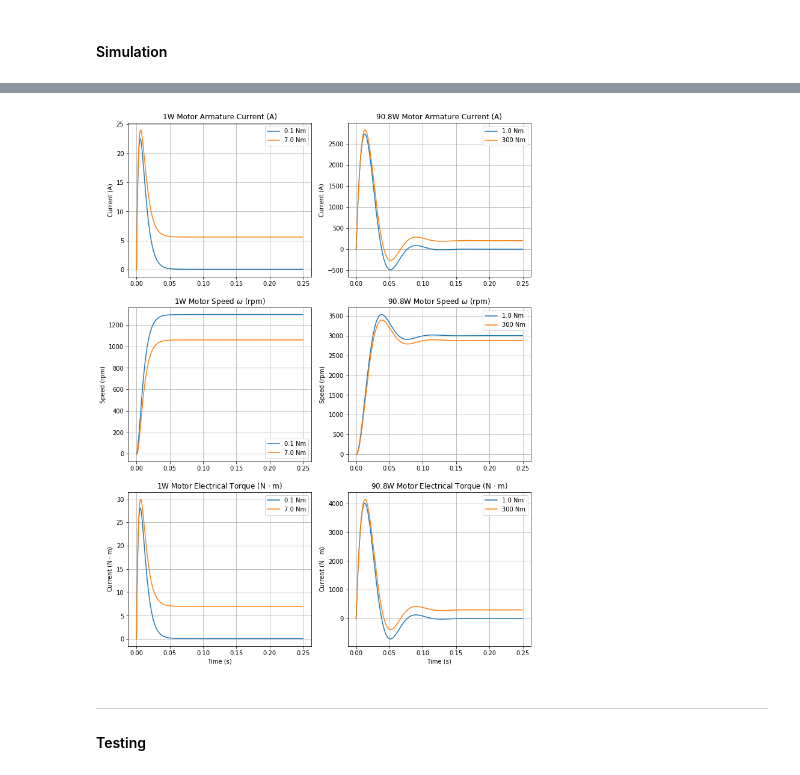
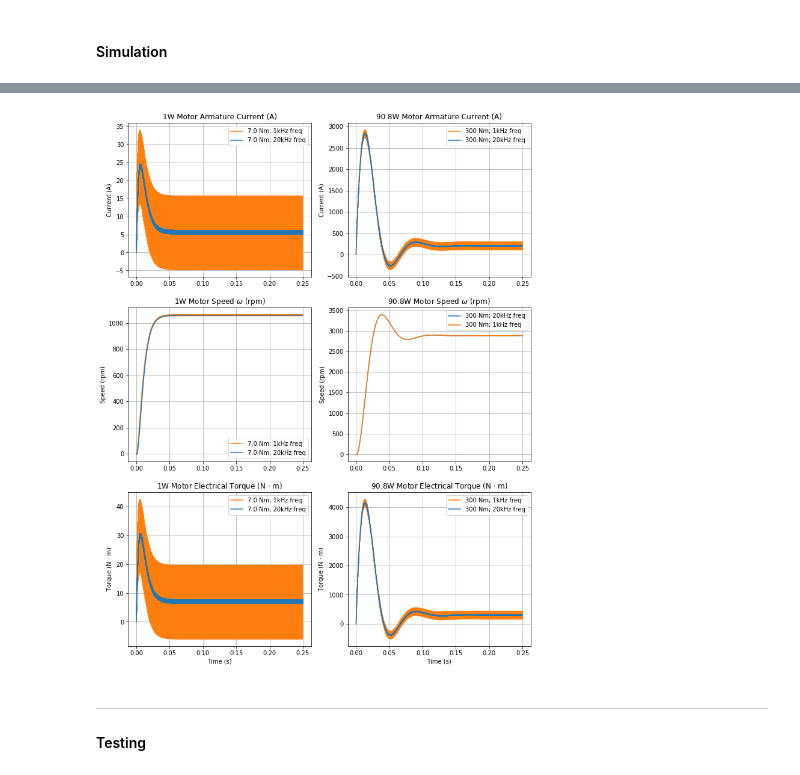
Before and after one commit to kegedy/UWEE560, a Jupyter notebook: hw/kevin/HW01.ipynb, the cells around one changed output, grey strips where cells are left out. Saved outputs shown, nothing was run; the diff lists cells and outputs as text; code cells hidden in the pictures.

```diff
--- a/hw/kevin/HW01.ipynb
+++ b/hw/kevin/HW01.ipynb
@@ -315,9 +333,9 @@ axs[0, 0].set_ylim(50, -50)
 axs[0, 0].set_title('1W Motor Eigenvalues')
 axs[0, 0].set(xlabel='$\operatorname{Re}(z)$', ylabel='$\operatorname{Im}(z)$')
 
-axs[0, 1].plot(t1, y1)
-axs[0, 1].set_title('1W Motor Step Response')
-axs[0, 1].set(xlabel='Time(s)', ylabel=r'Speed ($\frac{rad}{V \cdot s}$)')
+axs[0, 1].plot(t1, y1*170*30/np.pi)
+axs[0, 1].set_title('1W Motor Step Response (V=170)')
+axs[0, 1].set(xlabel='Time(s)', ylabel=r'Speed (rpm)')
 
 axs[1, 0].scatter(np.real(tf91.poles),np.imag(tf91.poles),marker='x',color='tab:orange')
 axs[1, 0].set_xlim(-50, 0)
@@ -325,9 +343,9 @@ axs[1, 0].set_ylim(100, -100)
 axs[1, 0].set_title('90.8W Motor Eigenvalues')
 axs[1, 0].set(xlabel='$\operatorname{Re}(z)$', ylabel='$\operatorname{Im}(z)$')
 
-axs[1, 1].plot(t91, y91,color='tab:orange')
-axs[1, 1].set_title('90.8W Motor Step Response')
-axs[1, 1].set(xlabel='Time(s)', ylabel=r'Speed ($\frac{rad}{V \cdot s}$)')
+axs[1, 1].plot(t91, y91*460*30/np.pi,color='tab:orange')
+axs[1, 1].set_title('90.8W Motor Step Response (V=460)')
+axs[1, 1].set(xlabel='Time(s)', ylabel=r'Speed (rpm)')
 
 for ax in axs.flat:
     ax.grid(True)
@@ -427,45 +585,83 @@ loadcase1_large.head()
 # %%
 # Plot Results in 1 Graph
 fig,axs = plt.subplots(3,2, figsize=(12,16))
 
-axs[0, 0].plot(loadcase1_small['Time'],loadcase1_small['DC Machine:Armature current'],label='0.1 Nm')
-axs[0, 0].plot(loadcase2_small['Time'],loadcase2_small['DC Machine:Armature current'],label='7.0 Nm')
+# Subplot 0 (Armature current)
+axs[0, 0].plot(lc2_small_sw_1000['Time'],lc2_small_sw_1000['DC Machine:Armature current'],
+               label='7.0 Nm; 1kHz freq',color='tab:orange')
+
+axs[0, 0].plot(lc2_small_sw['Time'],lc2_small_sw['DC Machine:Armature current'],
+               label='7.0 Nm; 20kHz freq',color='tab:blue')
+
 axs[0, 0].set_title('1W Motor Armature Current (A)')
 axs[0, 0].set(ylabel='Current (A)')
 
-axs[0, 1].plot(loadcase1_large['Time'],loadcase1_large['DC Machine1:Armature current'],label='1.0 Nm')
-axs[0, 1].plot(loadcase2_large['Time'],loadcase2_large['DC Machine1:Armature current'],label='300 Nm')
+
+# Subplot 1 (Armature current)
+axs[0, 1].plot(lc2_large_sw_1000['Time'],lc2_large_sw_1000['DC Machine1:Armature current'],
+               label='300 Nm; 1kHz freq',color='tab:orange')
+
+axs[0, 1].plot(lc2_large_sw['Time'],lc2_large_sw['DC Machine1:Armature current'],
+               label='300 Nm; 20kHz freq',color='tab:blue')
+
 axs[0, 1].set_title('90.8W Motor Armature Current (A)')
 axs[0, 1].set(ylabel='Current (A)')
 
-axs[1, 0].plot(loadcase1_small['Time'],loadcase1_small['DC Machine:Rotational speed']*radsec2rpm,label='0.1 Nm')
-axs[1, 0].plot(loadcase2_small['Time'],loadcase2_small['DC Machine:Rotational speed']*radsec2rpm,label='7.0 Nm')
+
+# Subplot 2 (Rotational speed)
+axs[1, 0].plot(lc2_small_sw_1000['Time'],lc2_small_sw_1000['DC Machine:Rotational speed']*radsec2rpm,
+               label='7.0 Nm; 1kHz freq',color='tab:orange')
+
+axs[1, 0].plot(lc2_small_sw['Time'],lc2_small_sw['DC Machine:Rotational speed']*radsec2rpm,
+               label='7.0 Nm; 20kHz freq',color='tab:blue')
+
 axs[1, 0].set_title('1W Motor Speed $\omega$ (rpm)')
 axs[1, 0].set(ylabel='Speed (rpm)')
 
-axs[1, 1].plot(loadcase1_large['Time'],loadcase1_large['DC Machine1:Rotational speed']*radsec2rpm,label='1.0 Nm')
-axs[1, 1].plot(loadcase2_large['Time'],loadcase2_large['DC Machine1:Rotational speed']*radsec2rpm,label='300 Nm')
+
+# Subplot 3 (Rotational speed)
+axs[1, 1].plot(lc2_large_sw['Time'],lc2_large_sw['DC Machine1:Rotational speed']*radsec2rpm,
+               label='300 Nm; 20kHz freq',color='tab:blue')
+
+axs[1, 1].plot(lc2_large_sw_1000['Time'],lc2_large_sw_1000['DC Machine1:Rotational speed']*radsec2rpm,
+               label='300 Nm; 1kHz freq',color='tab:orange')
+
 axs[1, 1].set_title('90.8W Motor Speed $\omega$ (rpm)')
 axs[1, 1].set(ylabel='Speed (rpm)')
 
-axs[2, 0].plot(loadcase1_small['Time'],loadcase1_small['DC Machine:Electrical torque'],label='0.1 Nm')
-axs[2, 0].plot(loadcase2_small['Time'],loadcase2_small['DC Machine:Electrical torque'],label='7.0 Nm')
+
+# Subplot 4 (Electrical torque)
+axs[2, 0].plot(lc2_small_sw_1000['Time'],lc2_small_sw_1000['DC Machine:Electrical torque'],
+               label='7.0 Nm; 1kHz freq',color='tab:orange')
+
+axs[2, 0].plot(lc2_small_sw['Time'],lc2_small_sw['DC Machine:Electrical torque'],
+               label='7.0 Nm; 20kHz freq',color='tab:blue')
+
 axs[2, 0].set_title(r'1W Motor Electrical Torque (N $\cdot$ m)')
-axs[2, 0].set(ylabel=r'Current (N $\cdot$ m)',xlabel='Time (s)')
+axs[2, 0].set(ylabel=r'Torque (N $\cdot$ m)',xlabel='Time (s)')
 
-axs[2, 1].plot(loadcase1_large['Time'],loadcase1_large['DC Machine1:Electrical torque'],label='1.0 Nm')
-axs[2, 1].plot(loadcase2_large['Time'],loadcase2_large['DC Machine1:Electrical torque'],label='300 Nm')
+
+# Subplot 5 (Electrical torque)
+axs[2, 1].plot(lc2_large_sw_1000['Time'],lc2_large_sw_1000['DC Machine1:Electrical torque'],
+               label='300 Nm; 1kHz freq',color='tab:orange')
+
+axs[2, 1].plot(lc2_large_sw['Time'],lc2_large_sw['DC Machine1:Electrical torque'],
+               label='300 Nm; 20kHz freq',color='tab:blue')
+
+
 axs[2, 1].set_title(r'90.8W Motor Electrical Torque (N $\cdot$ m)')
-axs[2, 1].set(ylabel=r'Current (N $\cdot$ m)',xlabel='Time (s)')
+axs[2, 1].set(ylabel=r'Torque (N $\cdot$ m)',xlabel='Time (s)')
 
 
 for ax in axs.flat:
     ax.grid(True)
     ax.legend()
+    #for lh in ax.legend().legendHandles:
+    #    lh.set_alpha(1)
 
 plt.show();
 # %% [output]
-[figure, old version]
+[figure, new version]
 # %% [markdown]
 <hr>
 
```
Also changed, not shown: parts of 22 cells of this notebook, 13 other files.
